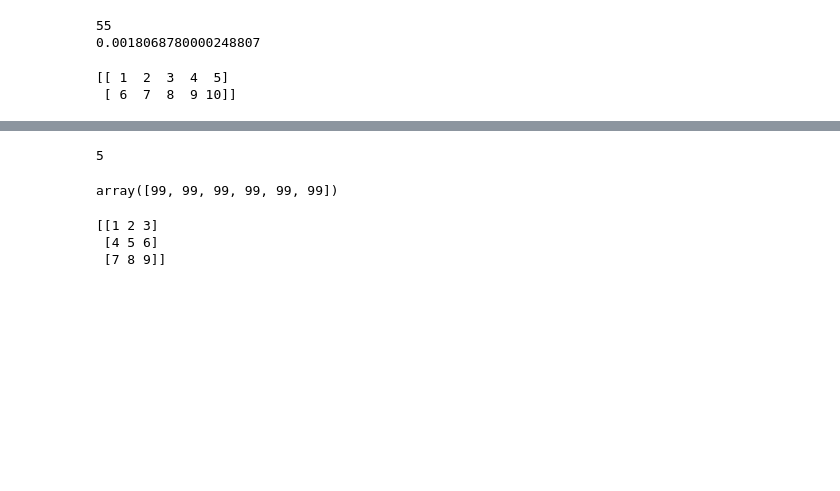
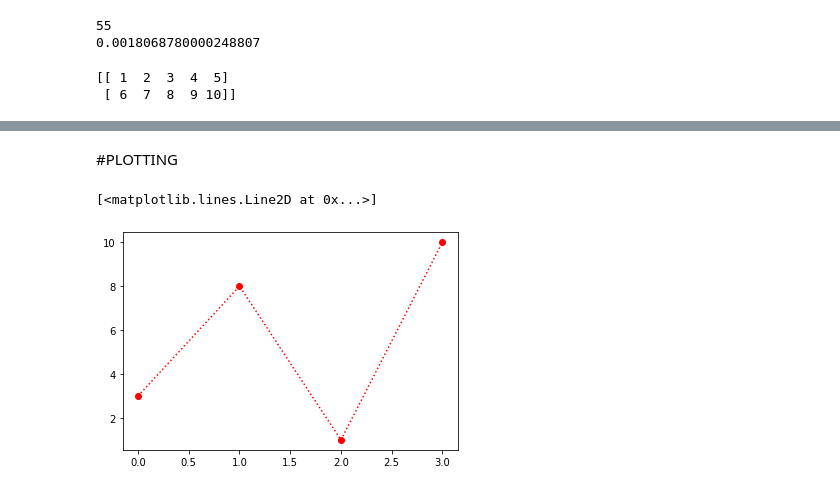
Before and after one commit to aswinsankarpd/ELECTIVE, a Jupyter notebook: CLASS.ipynb, the cells around one changed output, grey strips where cells are left out. Saved outputs shown, nothing was run; the diff lists cells and outputs as text; code cells hidden in the pictures; blank space fills up the shorter version.

```diff
--- a/CLASS.ipynb
+++ b/CLASS.ipynb
@@ -191,19 +159,0 @@ array([ 0,  1,  2,  3,  4,  5,  6,  7,  8,  9, 10])
-# %%
-# Get third and fourth elements from the following array and add them.
-print(arr[2] + arr[3])
-slice_of_arr = arr[0:6]
-slice_of_arr
-slice_of_arr[:] = 99
-slice_of_arr
-# %% [output]
-5
-array([99, 99, 99, 99, 99, 99])
-# %%
-arr_copy = arr.copy()
-arr_copy
-a = np.array([[1,2,3], [4,5,6],[7,8,9]])
-print(a)
-# %% [output]
-[[1 2 3]
- [4 5 6]
- [7 8 9]]
@@ -209,0 +189,2 @@ print(a)
+# %% [markdown]
+#PLOTTING
@@ -209,0 +196,7 @@ print(a)
+# %%
+import matplotlib.pyplot as plt
+y = np.array([3,8,1,10])
+plt.plot(y,'o:r')
+# %% [output]
+[<matplotlib.lines.Line2D at 0x...>]
+[figure, added]
```
Also changed, not shown: parts of 32 cells of this notebook.
